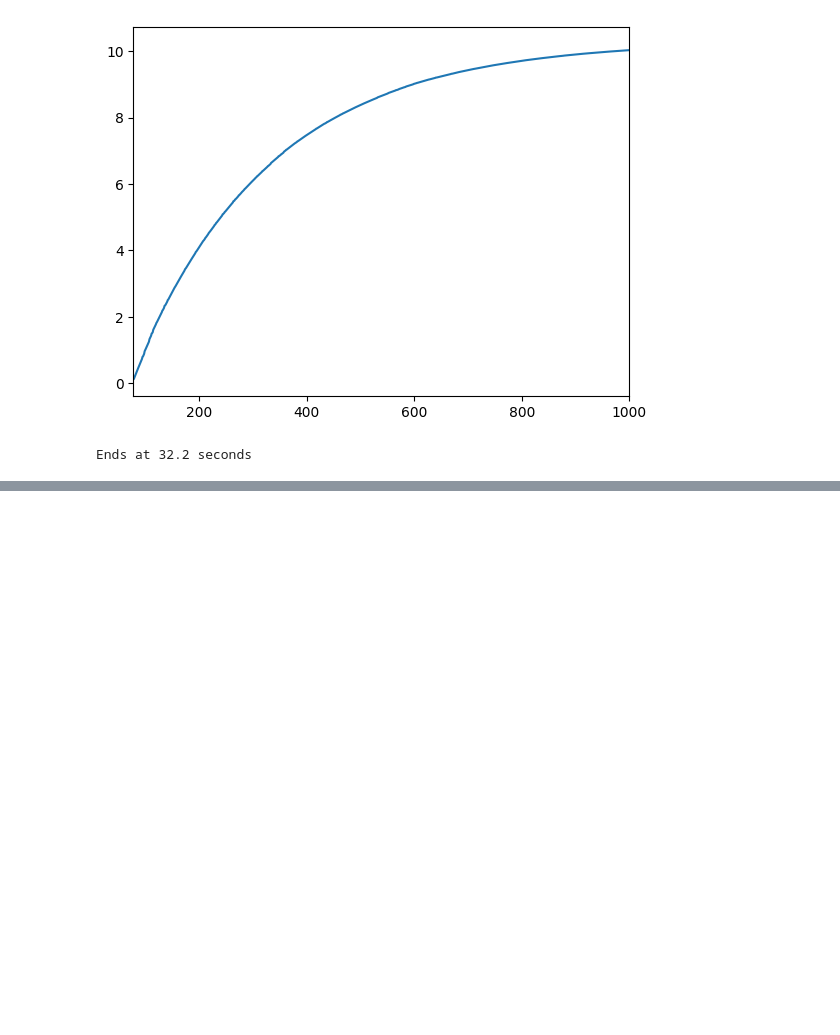
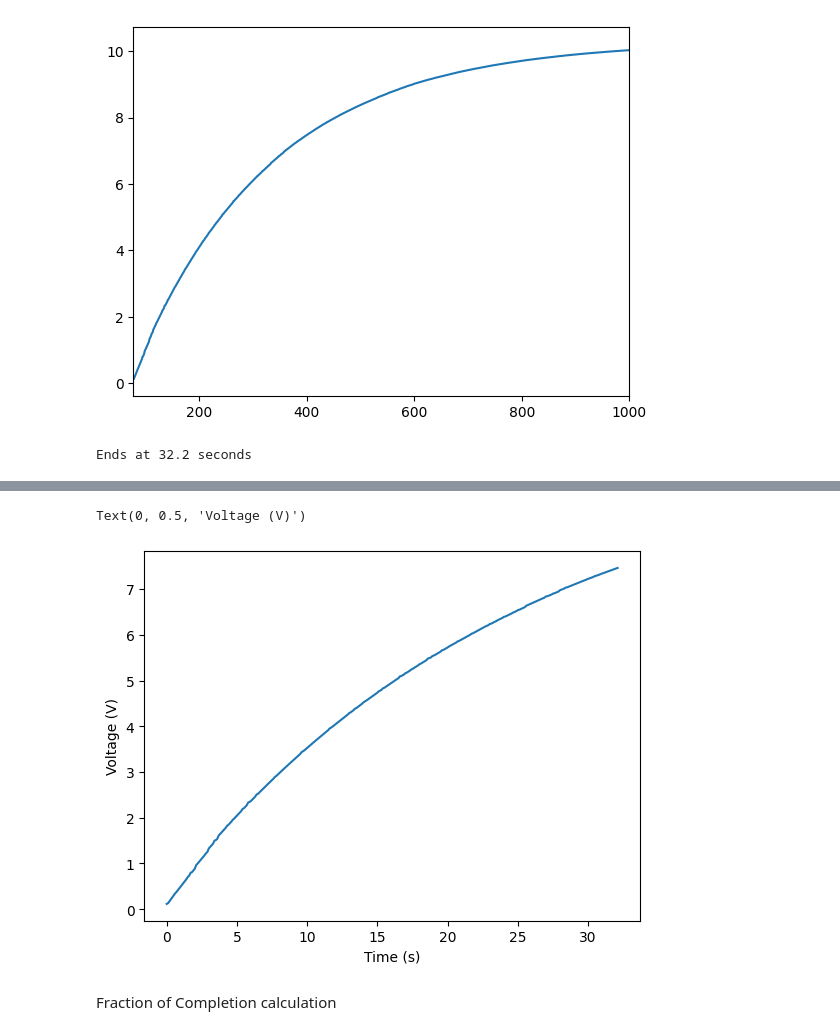
Before and after one commit to EP-Shark/MET4400C_Ins-obs_labs, a Jupyter notebook: Labs/lab_2_files/Full_lab2.ipynb, the cells around one changed output, grey strips where cells are left out. Cells and saved outputs as stored; diff of their text form; code cells hidden in the pictures; blank space fills up the shorter version.

```diff
--- a/Labs/lab_2_files/Full_lab2.ipynb
+++ b/Labs/lab_2_files/Full_lab2.ipynb
@@ -27,7 +27,7 @@ data_RC
 # %%
 # Getting the voltage in volts
-v = data_RC['101 (Vdc)- RC_DCV']
-v
+vRC = data_RC['101 (Vdc)- RC_DCV']
+vRC
 # %% [output]
 0        0.114742
 1        0.114748
@@ -73,3 +73,7 @@ t_end = (i1 - i0) * timestep # Ending time in seconds
 print (f'Ends at {t_end} seconds')
 # %% [output]
 Ends at 32.2 seconds
+# %%
+#creating a time array
+t = np.arange(t_0, t_end, timestep)
+t
@@ -75,0 +98,10 @@ Ends at 32.2 seconds
+# %%
+# Voltage vs time t plot
+plt.plot(t, vRC[i0:i1])
+plt.xlabel('Time (s)')
+plt.ylabel('Voltage (V)')
+# %% [output]
+Text(0, 0.5, 'Voltage (V)')
+[figure, added]
+# %% [markdown]
+Fraction of Completion calculation
```
Also changed, not shown: parts of 18 cells of this notebook, 3 other files.
